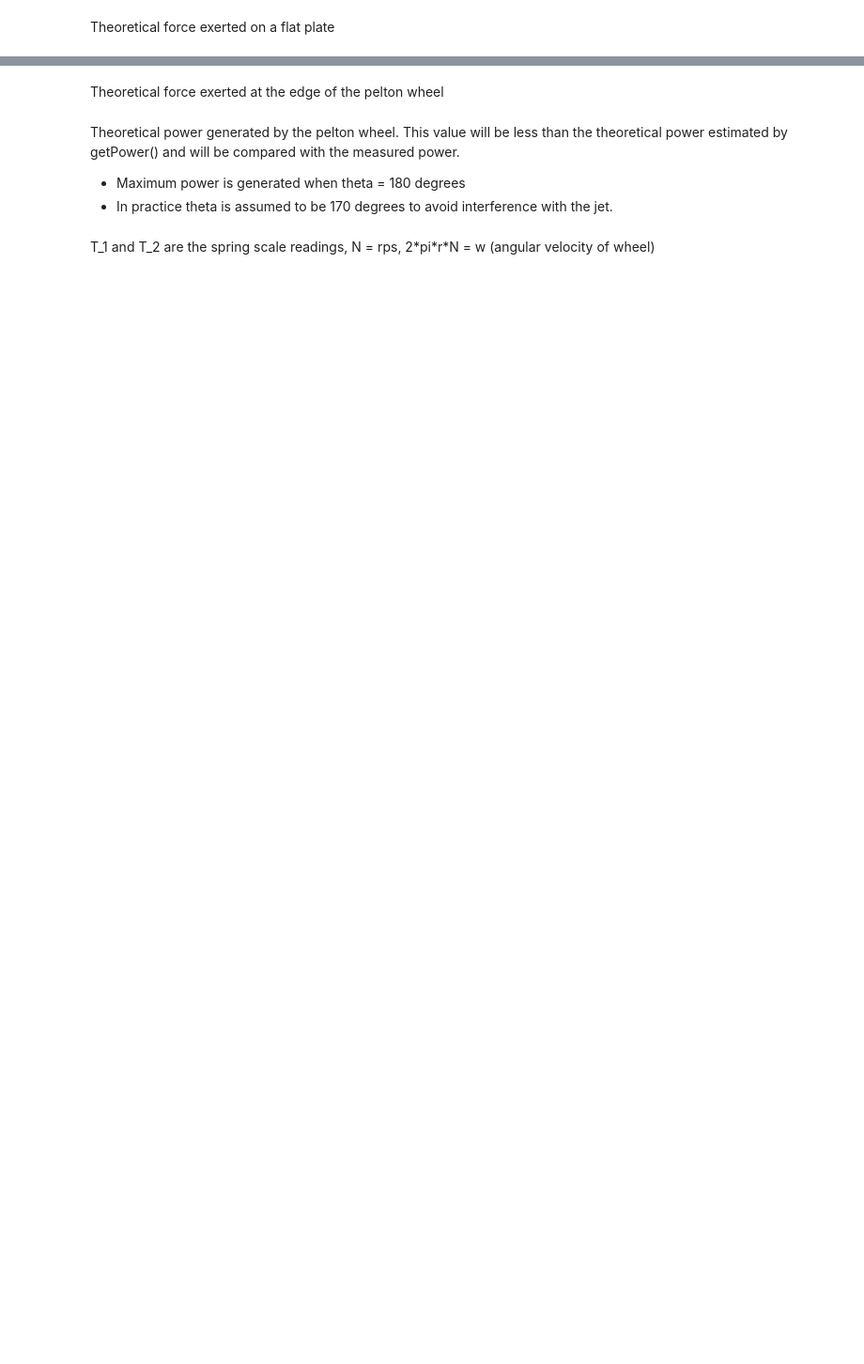
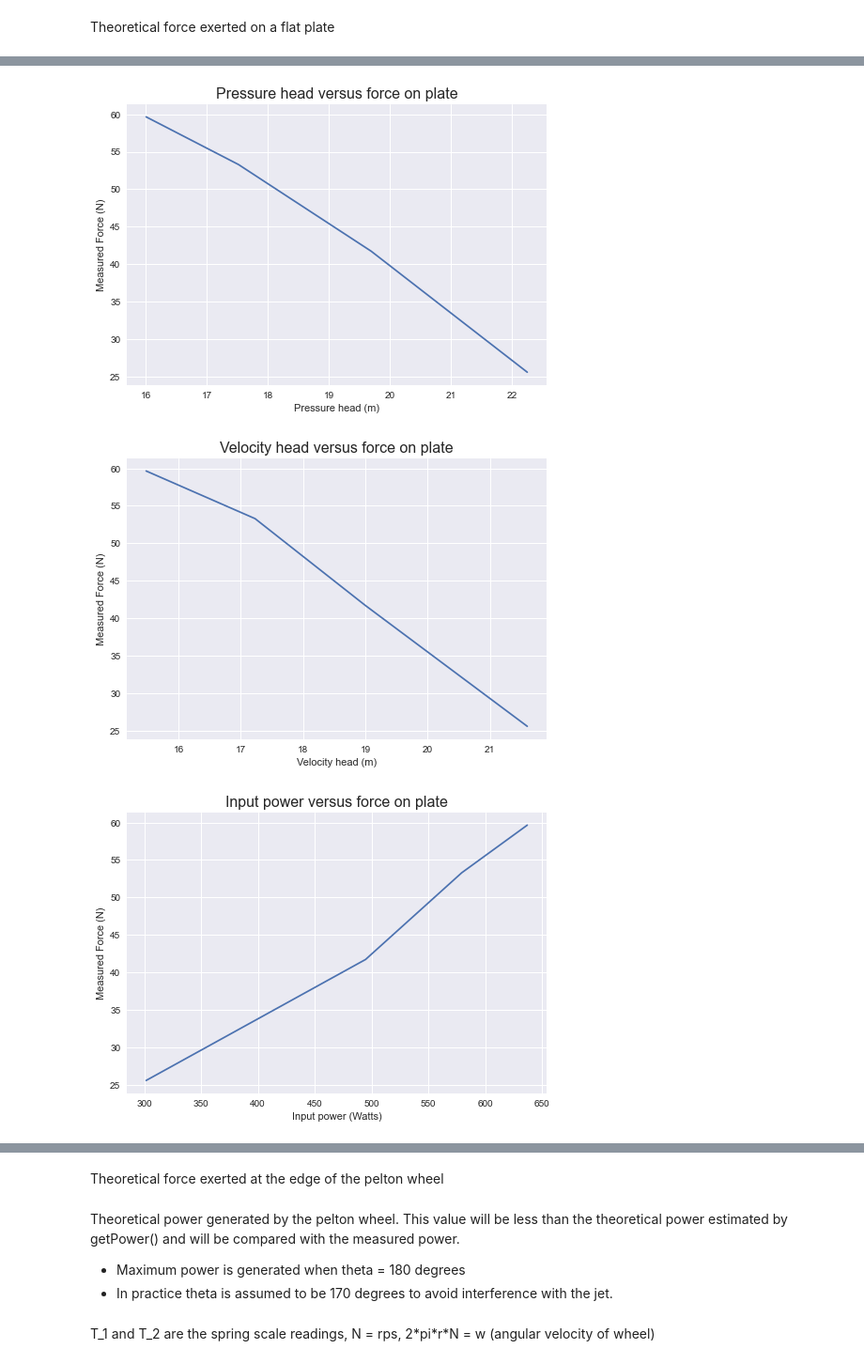
Before and after one commit to mpampolina/CIVL, a Jupyter notebook: CIVL 315 - Lab 2.ipynb, the cells around one changed output, grey strips where cells are left out. Shown at 94% size. Drawn from its saved outputs; the diff is of its cells as text; code cells hidden in the pictures; blank space fills up the shorter version.

```diff
--- a/CIVL 315 - Lab 2.ipynb
+++ b/CIVL 315 - Lab 2.ipynb
@@ -16,0 +108,12 @@ def getPower(rho, g, Q, H):
+# %%
+categories = [("pressure_head", "Pressure head", "(m)"), ("velocity_head", "Velocity head", "(m)"), ("input_power", "Input power", "(Watts)"), ("Q", "Flow", "m^3/s")]
+for key, category, unit in categories:
+    plt.plot(jet_si[key][:-1], jet_si["force_plate_actual"][:-1])
+    plt.title(f"{category} versus force on plate", fontsize=16)
+    plt.xlabel(f"{category} {unit}")
+    plt.ylabel("Measured Force (N)")
+    plt.show()
+# %% [output]
+[figure, added]
+[figure, added]
+[figure, added]
```
Also changed, not shown: parts of 42 cells of this notebook.
